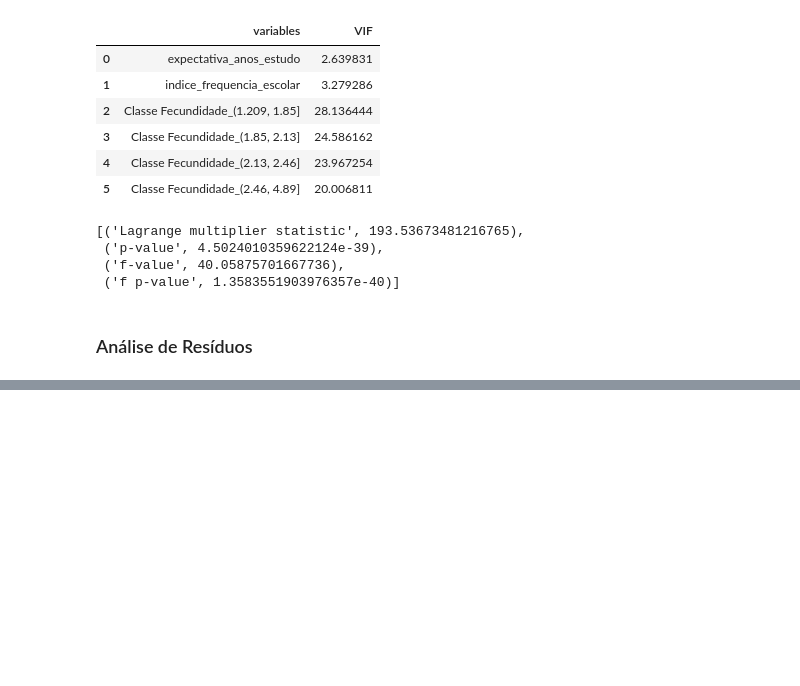
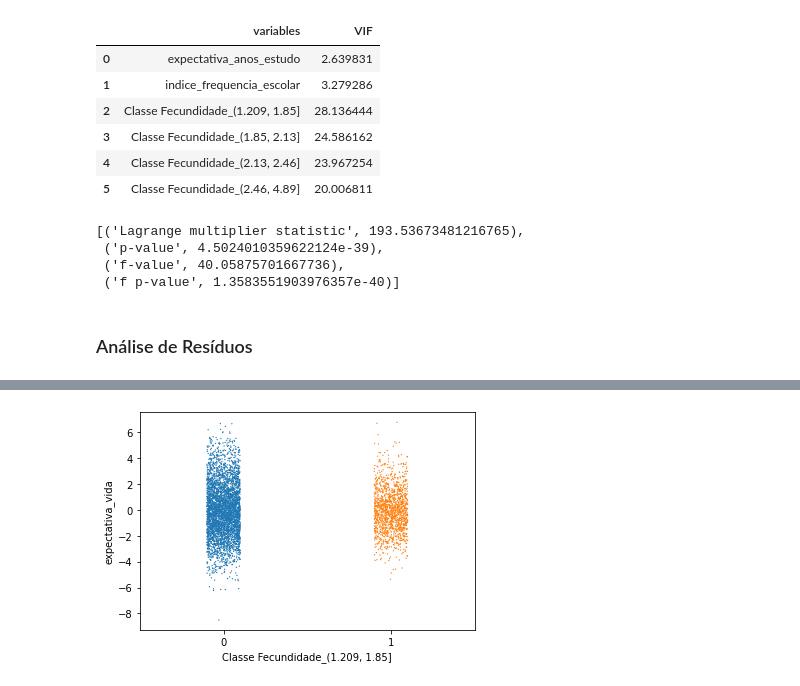
Before and after one commit to GCabral95/Econometria, a Jupyter notebook: Regressão Linear (em construção).ipynb, the cells around one changed output, grey strips where cells are left out. Cells and saved outputs as stored; diff of their text form; code cells hidden in the pictures; blank space fills up the shorter version.

```diff
--- a/Regressão Linear (em construção).ipynb
+++ b/Regressão Linear (em construção).ipynb
@@ -348,0 +372,5 @@ lzip(names, test)
+# %%
+sns.stripplot(x = df_indep['Classe Fecundidade_(1.209, 1.85]'], y = residuos, jitter=0.1, size=1.3)
+plt.show()
+# %% [output]
+[figure, added]
```
Also changed, not shown: parts of 14 cells of this notebook.
